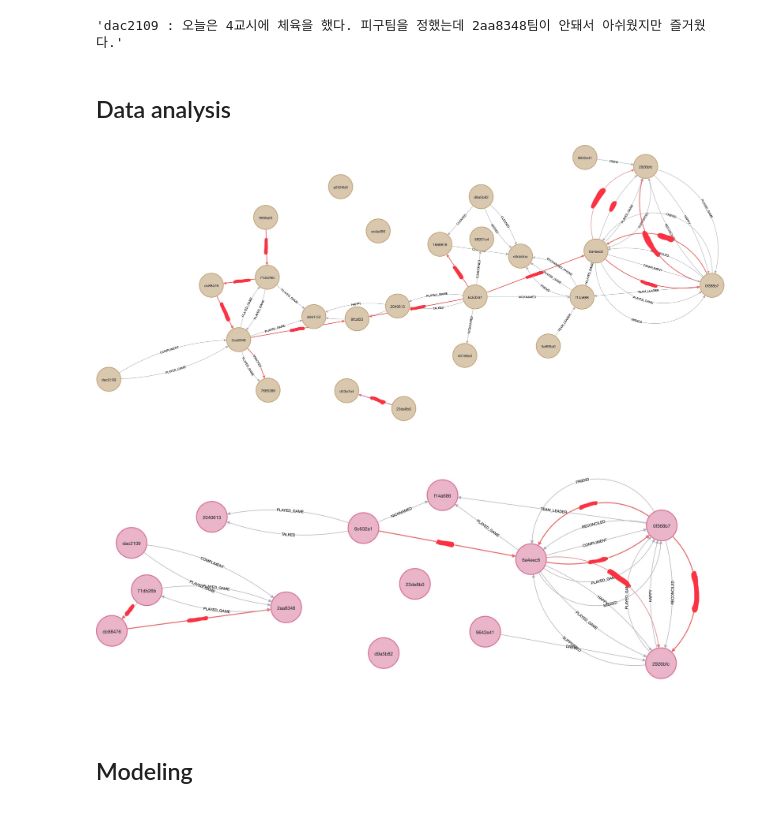
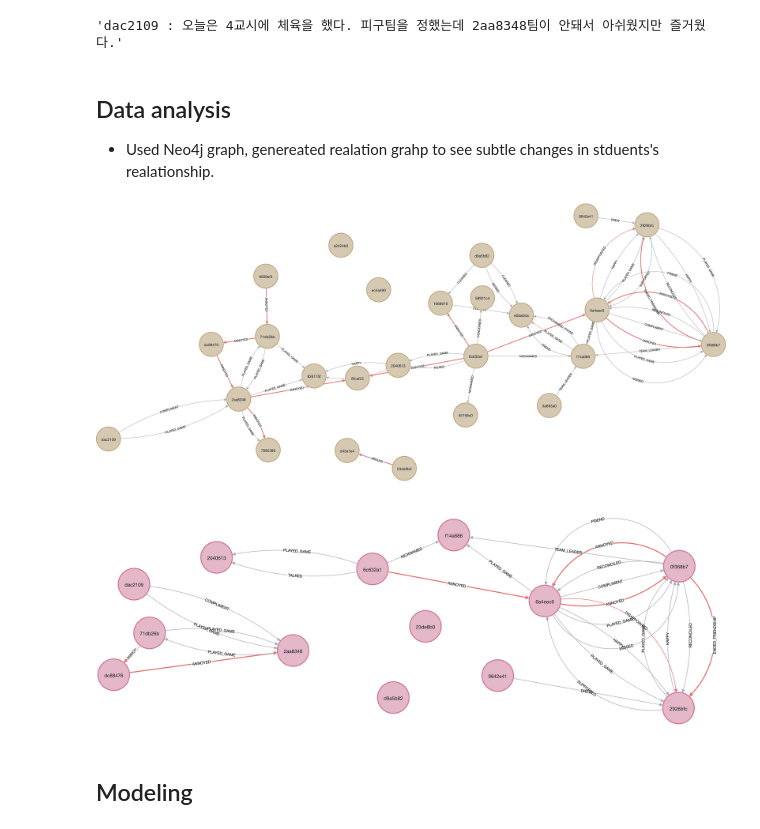
Before and after one commit to joanna-jaeeun/Emotion-Diary-Analysis-NLP-LLM, a Jupyter notebook: Analysis_of_Student_Emotion_Diaries.ipynb, the cells around one changed output. Drawn from its saved outputs; the diff is of its cells as text; code cells hidden in the pictures.

```diff
--- a/Analysis_of_Student_Emotion_Diaries.ipynb
+++ b/Analysis_of_Student_Emotion_Diaries.ipynb
@@ -220,6 +221,7 @@ api_key = os.getenv("OPENAI_API_KEY")
 client = OpenAI(api_key=api_key)
 # %% [markdown]
 ## Data analysis
+- Used Neo4j graph, genereated realation grahp to see subtle changes in stduents's realationship.
 # %%
 prompt_template = ERExtractionTemplate()
 llm = OpenAILLM(model_name="gpt-4o", model_params={"temperature": 0})
@@ -260,23 +262,42 @@ for user_input in text_list + ['finish']:
     graph_json = json.loads(graph_history[graph_history.find("{"):graph_history.rfind("}")+1])
 # %%
 # Result of Neo4j
-display(Image(filename='assets/Neo4jgraph1.jpg'))
+
+# This graph is drawn based on all students mentioned in the diary texts.
+
+# ✅ Insight 1
+# If student A’s diary describes the relationship between B and C,
+# it reflects A’s perspective on B and C’s relationship and therefore may not be entirely objective.
+# ✅ Insight 2
+# "a2424b0" and "ec4a490" appear to have no social connections.
+# They can be considered socially isolated from their peer group, so I checked it.
+# They did not refer to other students, and "a2424b0" explicitly stated that she had positive feelings toward all her friends.
+
+display(Image(filename='assets/Neo4jgraph1.png'))
 # %% [output]
-[figure, old version]
+[figure, new version]
 # %%
+# Draw a graph for students who mentioned other students' names in their diaries
+
 # Result of Neo4j Cyper query
-
-"""MATCH (n:Student)
+"""
 WHERE n.name IN [
 '0f368b7', '71db26b', 'dac2109', 'dc88476', 'f14a686', '2aa8348',
 '2040613', '6a4eec6', '23de8b0', '2926bfc', '9642e41', 'd9a5b82',
 '6c632a1']
 RETURN n"""
 
-# Draw a graph for students who mentioned other students' names in their diaries
-display(Image(filename='assets/Neo4graph2.jpg'))
+# ✅ Insight 1
+# For example1 : '0f368b7', '2926bfc', '6a4eec6' students' focus heavily relies on each other,
+# showing that their relationship status can influence their emotions.
+# Their feelings toward each other are diverse—not only happy or reconciled,
+# but also annoyed or ending friendships. This indicates that while they are close,
+# they also have frequent conflicts, which are sensitively observed.
+
+
+display(Image(filename='assets/Neo4graph2.png'))
 # %% [output]
-[figure, old version]
+[figure, new version]
 # %% [markdown]
 ## Modeling
 # %% [markdown]
```
Also changed, not shown: parts of 21 cells of this notebook.
